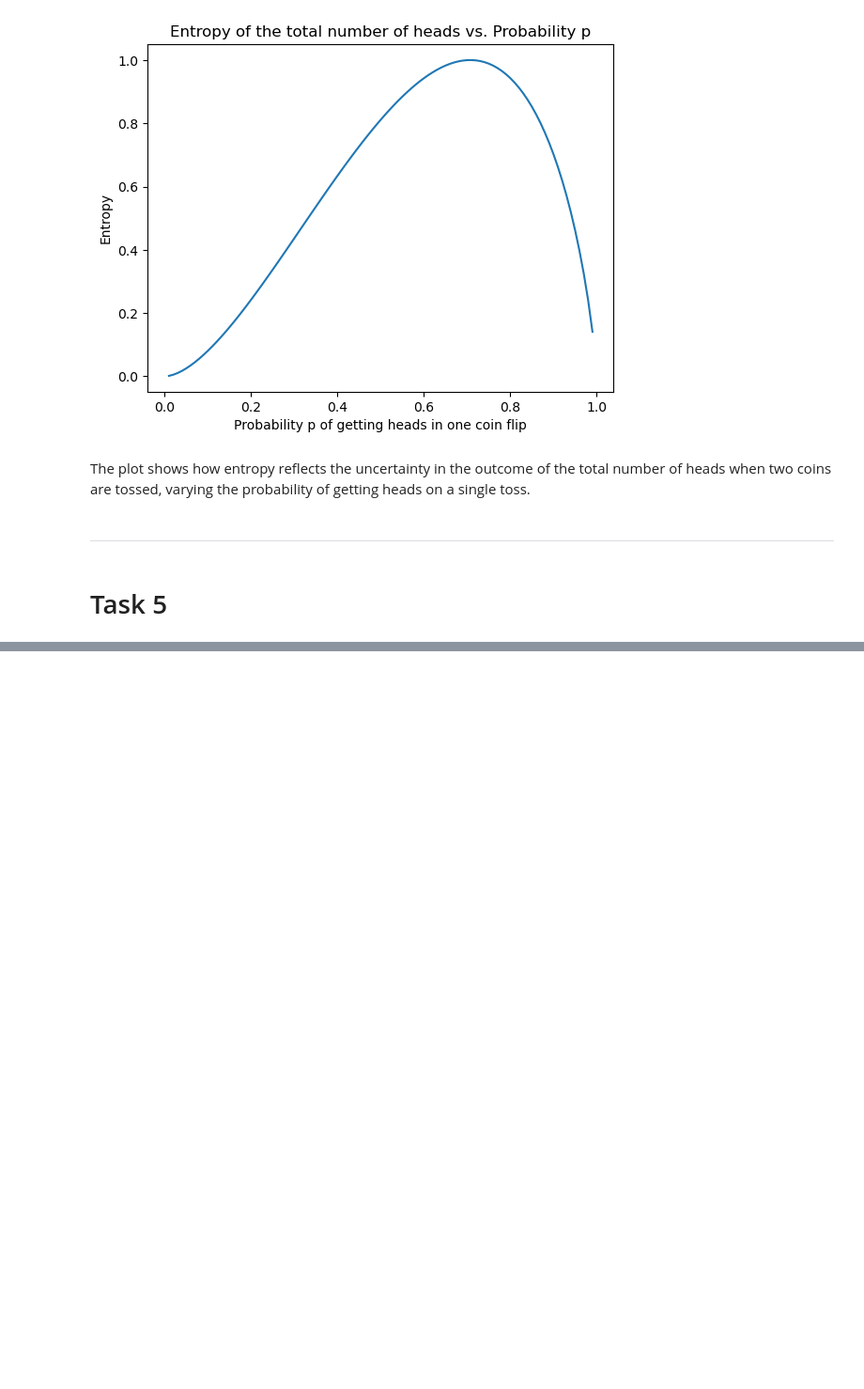
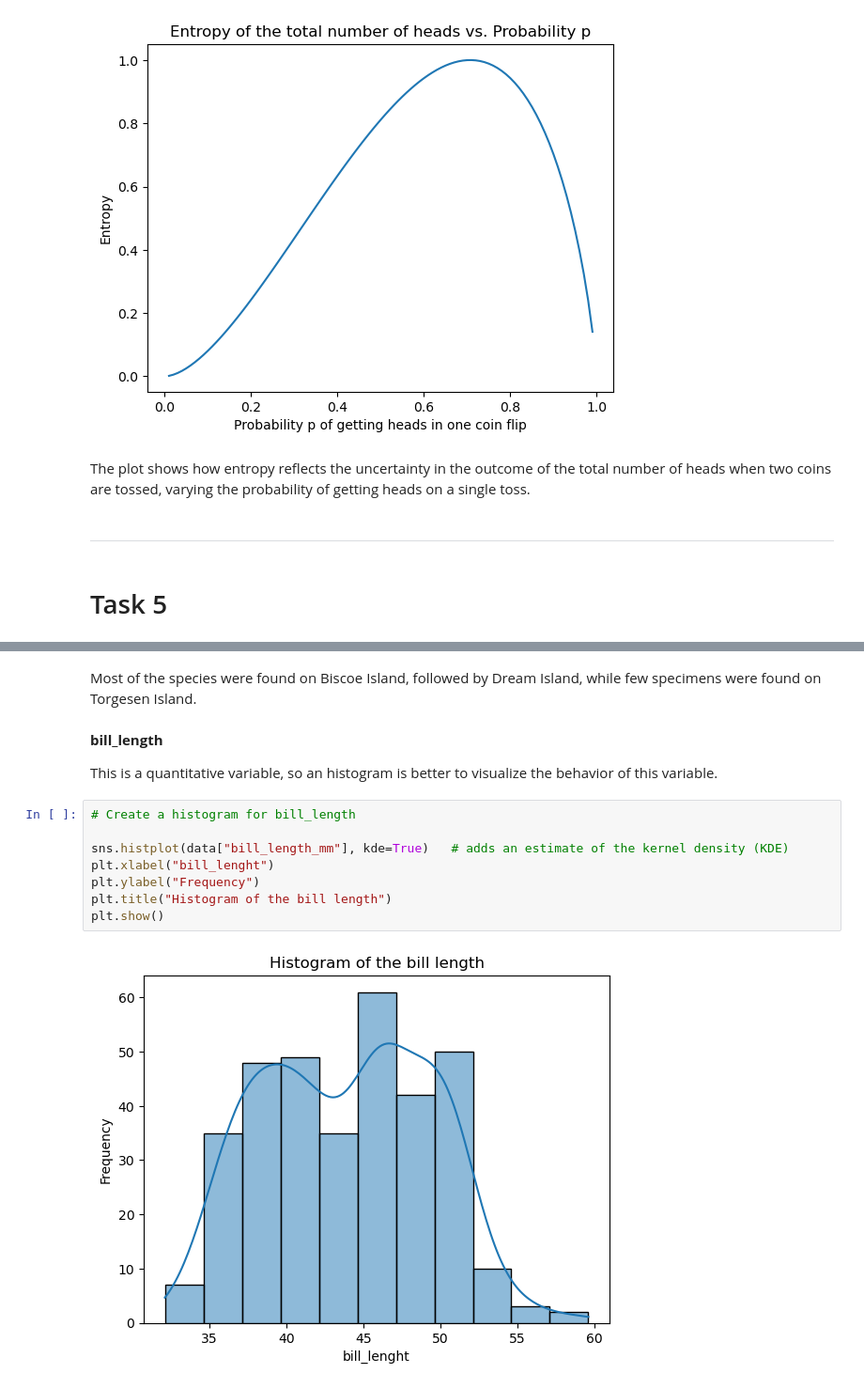
Before and after one commit to jalaca91/Fundamentals-data-analysis, a Jupyter notebook: tasks.ipynb, the cells around one changed output, grey strips where cells are left out. Shown: that part at 94% size. Cells and saved outputs as stored; diff of their text form; blank space fills up the shorter version.

```diff
--- a/tasks.ipynb
+++ b/tasks.ipynb
@@ -453,0 +531,16 @@ The plot shows how entropy reflects the uncertainty in the outcome of the total
+# %% [markdown]
+Most of the species were found on Biscoe Island, followed by Dream Island, while few specimens were found on Torgesen Island.
+# %% [markdown]
+**bill_length**
+
+This is a quantitative variable, so an histogram is better to visualize the behavior of this variable.
+# %%
+# Create a histogram for bill_length
+
+sns.histplot(data["bill_length_mm"], kde=True)   # adds an estimate of the kernel density (KDE)
+plt.xlabel("bill_lenght")
+plt.ylabel("Frequency")
+plt.title("Histogram of the bill length")
+plt.show()
+# %% [output]
+[figure, added]
```
Also changed, not shown: parts of 20 cells of this notebook.
